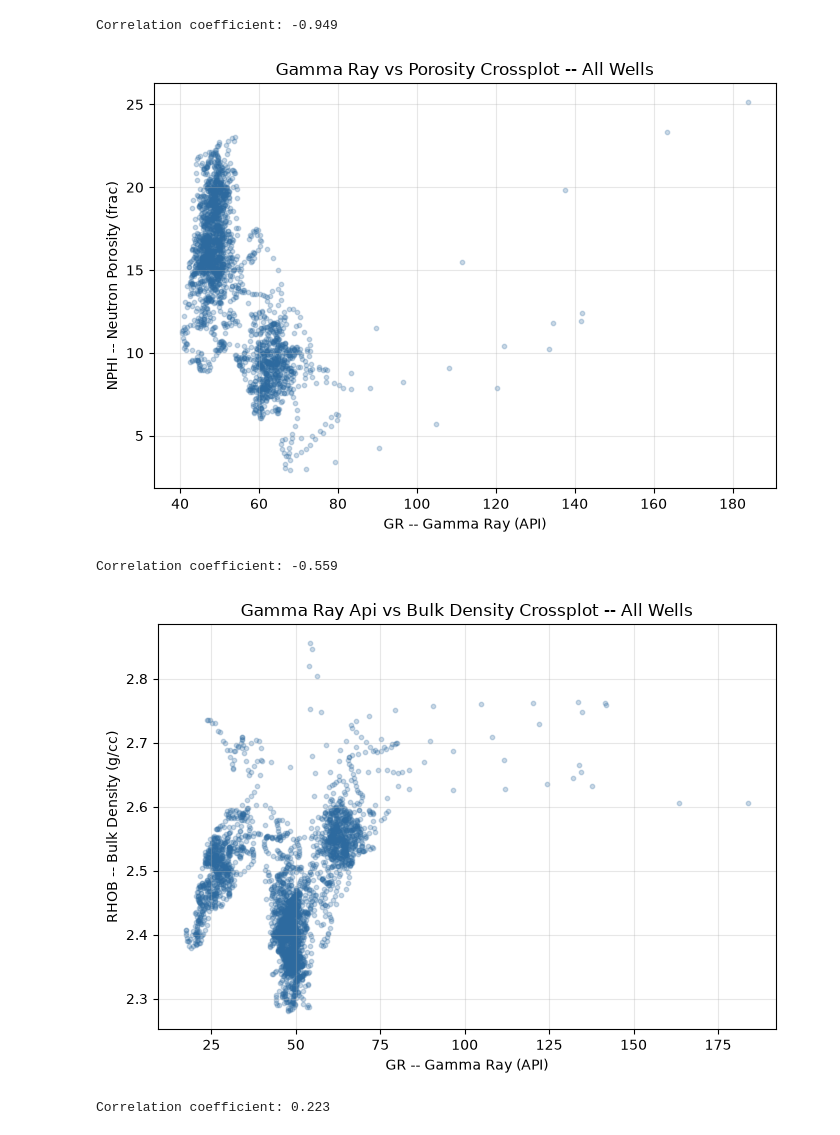
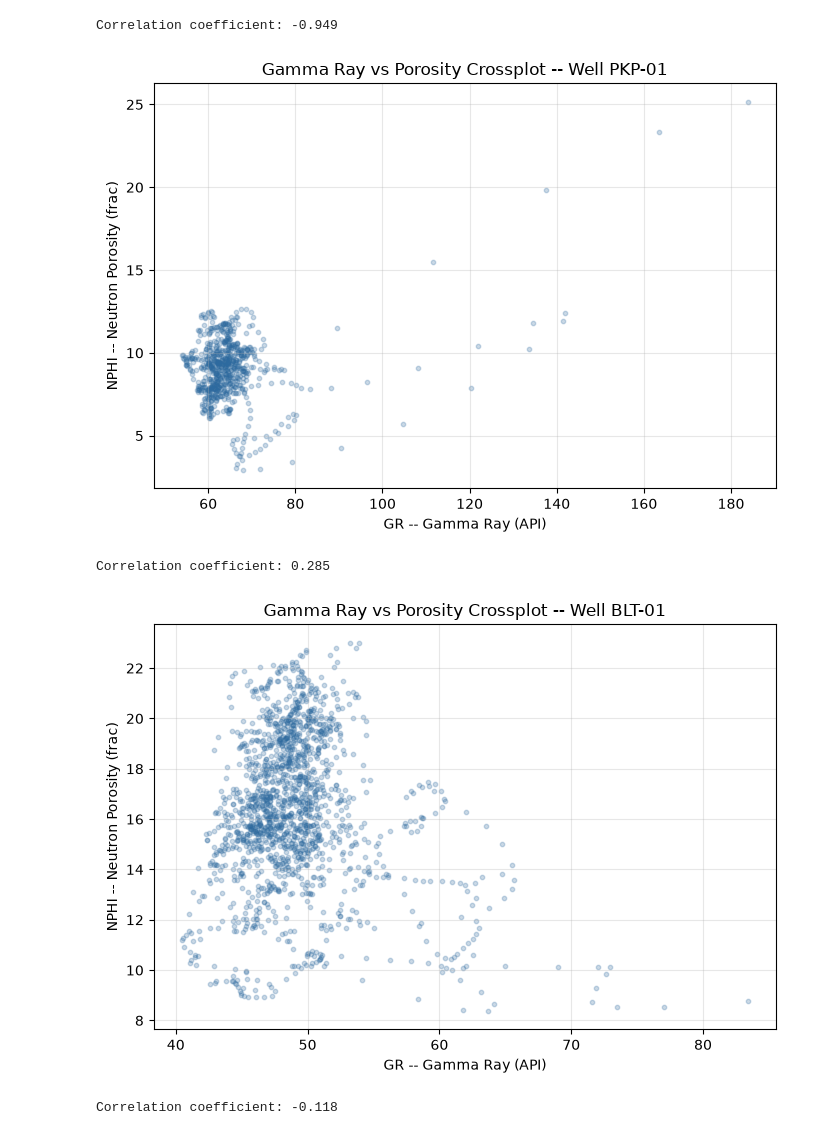
Before and after one commit to sadaraka-kadi/probable-eureka, a Jupyter notebook: notebooks/02_ml_work_flow.ipynb, the cells around one changed output. Saved outputs shown, nothing was run; the diff lists cells and outputs as text; code cells hidden in the pictures.

```diff
--- a/notebooks/02_ml_work_flow.ipynb
+++ b/notebooks/02_ml_work_flow.ipynb
@@ -158,31 +158,20 @@ for well_id in well_list:
 Correlation coefficient: -0.472
 [figure]
 Correlation coefficient: -0.949
-# %%
-# Step 2a: Explore the relationship visually before modelling
-fig, ax = plt.subplots(figsize=(7, 5))
-ax.scatter(df["gamma_ray_api"], df["porosity_pct"], alpha=0.25, s=10, color="#2d6a9f")
-ax.set_xlabel("GR -- Gamma Ray (API)")
-ax.set_ylabel("NPHI -- Neutron Porosity (frac)")
-ax.set_title("Gamma Ray vs Porosity Crossplot -- All Wells")
-ax.grid(True, alpha=0.3)
-plt.tight_layout()
-plt.show()
-print("Correlation coefficient:", round(df["gamma_ray_api"].corr(df["porosity_pct"]), 3))
-# %% [output]
-[figure, removed]
-Correlation coefficient: -0.559
-# %%
-# Step 2a: Explore the relationship visually before modelling
-fig, ax = plt.subplots(figsize=(7, 5))
-ax.scatter(df["gamma_ray_api"], df["bulk_density_gcc"], alpha=0.25, s=10, color="#2d6a9f")
-ax.set_xlabel("GR -- Gamma Ray (API)")
-ax.set_ylabel("RHOB -- Bulk Density (g/cc)")
-ax.set_title("Gamma Ray Api vs Bulk Density Crossplot -- All Wells")
-ax.grid(True, alpha=0.3)
-plt.tight_layout()
-plt.show()
-print("Correlation coefficient:", round(df["gamma_ray_api"].corr(df["bulk_density_gcc"]), 3))
-# %% [output]
-[figure, removed]
-Correlation coefficient: 0.223
+# %%
+for well_id in well_list:
+    if df[df['well_id'] == well_id]["gamma_ray_api"].notna().any() and df[df['well_id'] == well_id]["porosity_pct"].notna().any():
+        fig, ax = plt.subplots(figsize=(7, 5))
+        ax.scatter(df[df["well_id"] == well_id]["gamma_ray_api"], df[df['well_id'] == well_id]["porosity_pct"], alpha=0.25, s=10, color="#2d6a9f")
+        ax.set_xlabel("GR -- Gamma Ray (API)")
+        ax.set_ylabel("NPHI -- Neutron Porosity (frac)")
+        ax.set_title(f"Gamma Ray vs Porosity Crossplot -- Well {well_id}")
+        ax.grid(True, alpha=0.3)
+        plt.tight_layout()
+        plt.show()
+        print("Correlation coefficient:", round(df[df["well_id"] == well_id]["gamma_ray_api"].corr(df[df["well_id"] == well_id]["porosity_pct"]), 3))
+# %% [output]
+[figure, added]
+Correlation coefficient: 0.285
+[figure, added]
+Correlation coefficient: -0.118
```
Also changed, not shown: parts of 2 cells of this notebook.
